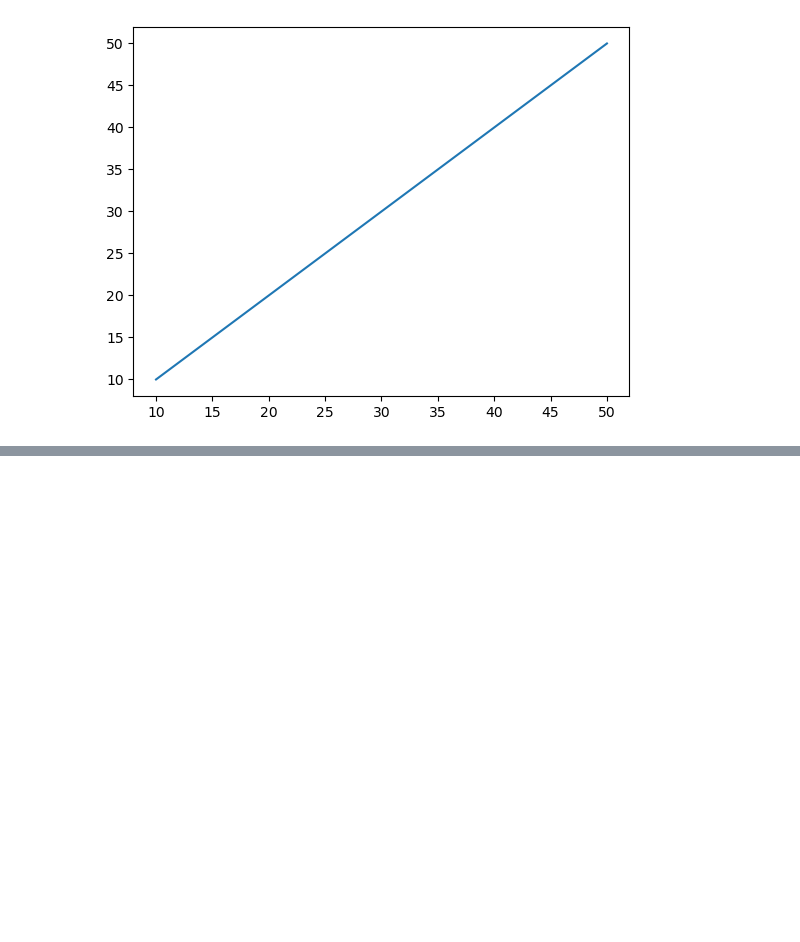
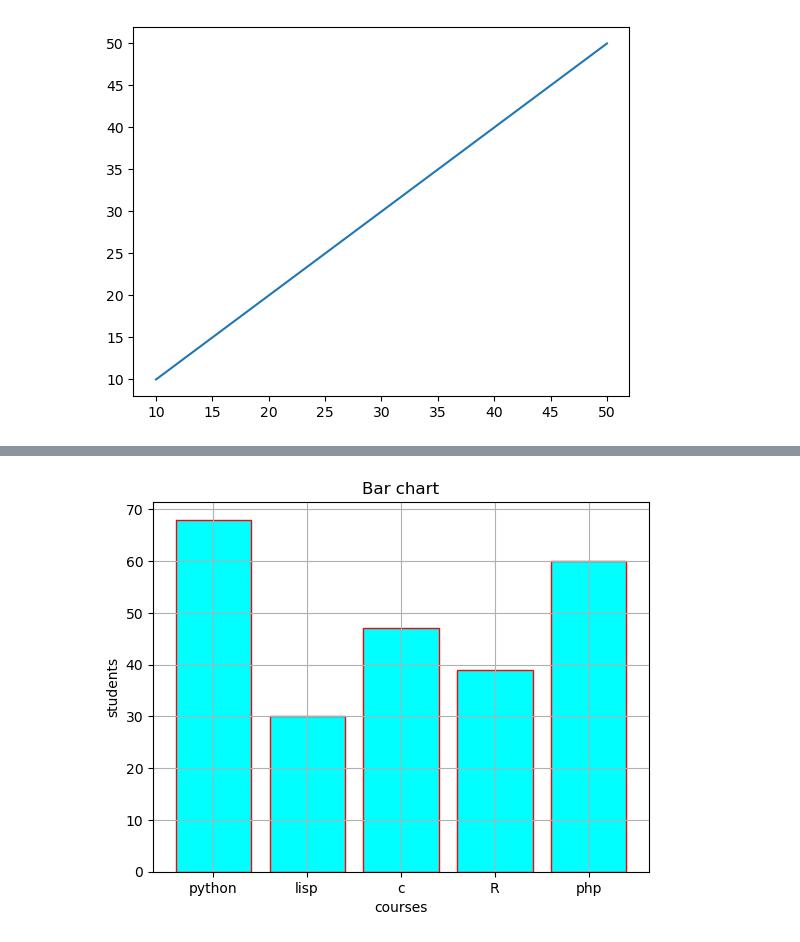
Before and after one commit to vaishnavijagtap0202-debug/Internship_codes_2026, a Jupyter notebook: Daily_codes/Week 5/matplotlib.ipynb, the cells around one changed output, grey strips where cells are left out. Cells and saved outputs as stored; diff of their text form; code cells hidden in the pictures; blank space fills up the shorter version.

```diff
--- a/Daily_codes/Week 5/matplotlib.ipynb
+++ b/Daily_codes/Week 5/matplotlib.ipynb
@@ -54,0 +102,8 @@ plt.plot(x,x);
+# %%
+plt.bar(courses,students,color = 'cyan',edgecolor ='red');
+plt.xlabel('courses')
+plt.ylabel('students')
+plt.title('Bar chart')
+plt.grid()
+# %% [output]
+[figure, added]
```
Also changed, not shown: parts of 23 cells of this notebook.
